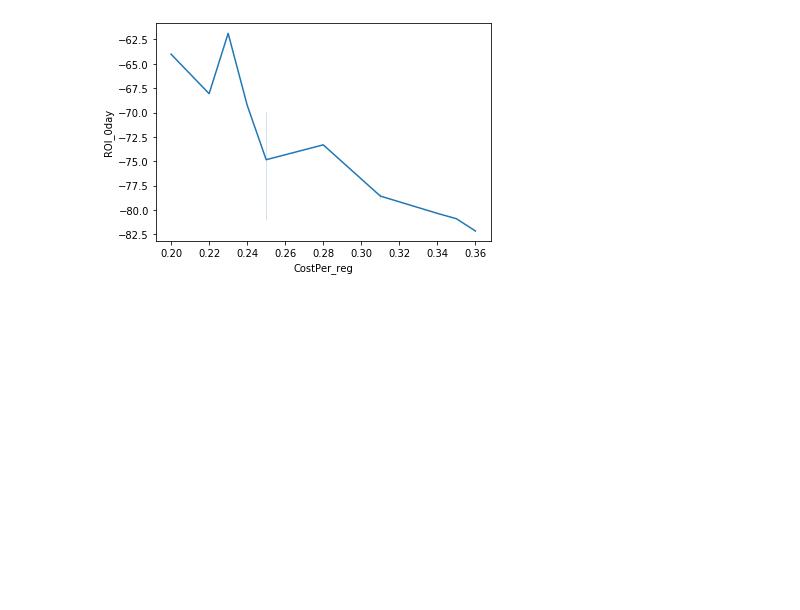
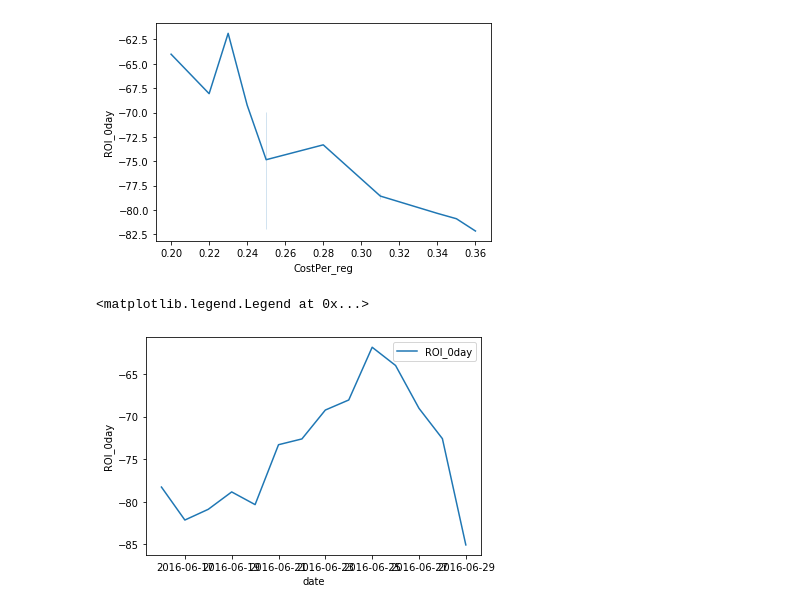
Before and after one commit to Drew128/Task20200209, a Jupyter notebook: Test_2.ipynb, the cells around one changed output. Cells and saved outputs as stored; diff of their text form; code cells hidden in the pictures; blank space fills up the shorter version.

```diff
--- a/Test_2.ipynb
+++ b/Test_2.ipynb
@@ -60,3 +60,9 @@ sns.lineplot(y=df['ROI_0day'], x=df['CostPer_reg'])
 # %% [output]
 <matplotlib.axes._subplots.AxesSubplot at 0x...>
 [figure]
+# %%
+sns.lineplot(y=df['ROI_0day'], x=df['date'])
+plt.legend(['ROI_0day'])
+# %% [output]
+<matplotlib.legend.Legend at 0x...>
+[figure, added]
```
Also changed, not shown: parts of 2 cells of this notebook.
